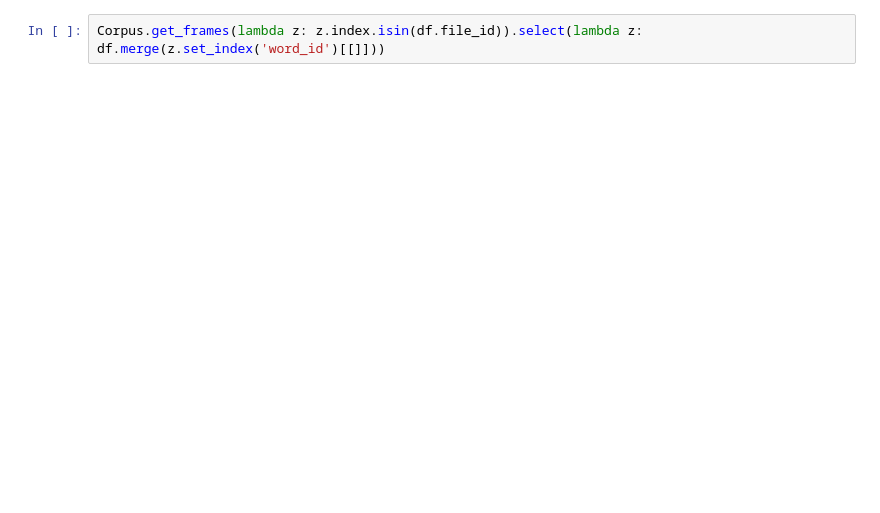
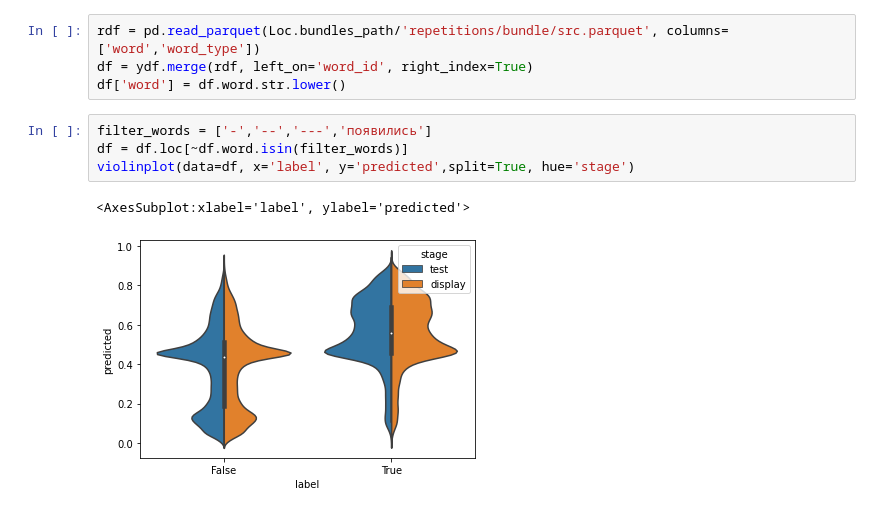
Before and after one commit to okulovsky/grammar_ru, a Jupyter notebook: grammar_ru/training/repetitions/Browsing results.ipynb, the cells around one changed output. Cells and saved outputs as stored; diff of their text form; blank space fills up the shorter version.

Commit message:
repetition investigation. Basically, start it all over, the dataset is sheet

```diff
--- a/grammar_ru/training/repetitions/Browsing results.ipynb
+++ b/grammar_ru/training/repetitions/Browsing results.ipynb
@@ -39,2 +33,11 @@ df
-# %%
-Corpus.get_frames(lambda z: z.index.isin(df.file_id)).select(lambda z: df.merge(z.set_index('word_id')[[]]))
+# %%
+rdf = pd.read_parquet(Loc.bundles_path/'repetitions/bundle/src.parquet', columns=['word','word_type'])
+df = ydf.merge(rdf, left_on='word_id', right_index=True)
+df['word'] = df.word.str.lower()
+# %%
+filter_words = ['-','--','---','появились']
+df = df.loc[~df.word.isin(filter_words)]
+violinplot(data=df, x='label', y='predicted',split=True, hue='stage')
+# %% [output]
+<AxesSubplot:xlabel='label', ylabel='predicted'>
+[figure, added]
```
Also changed, not shown: parts of 9 cells of this notebook.
